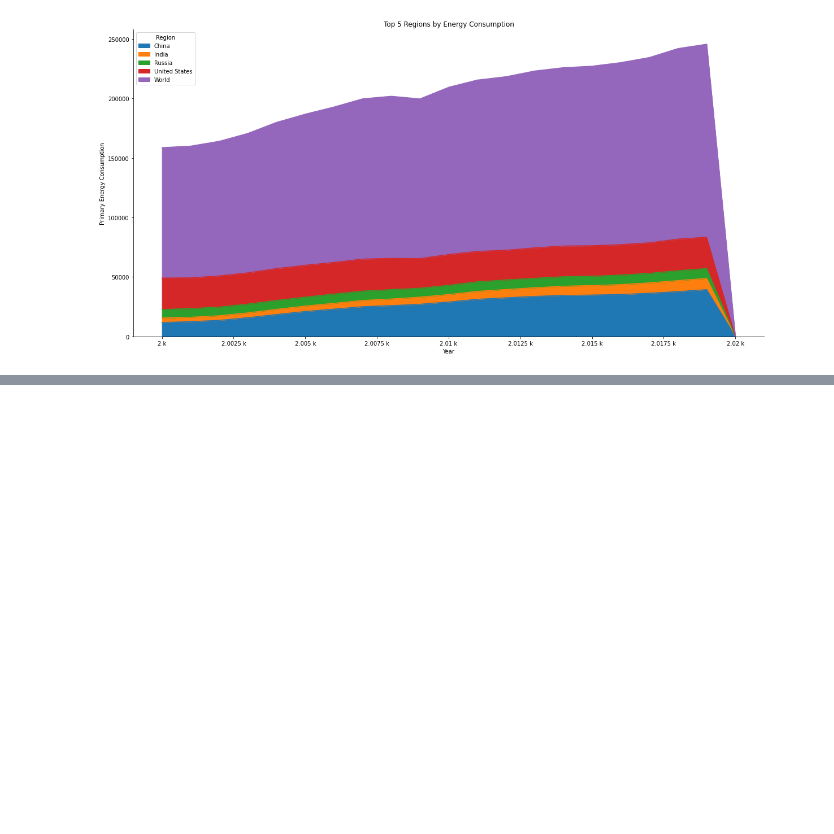
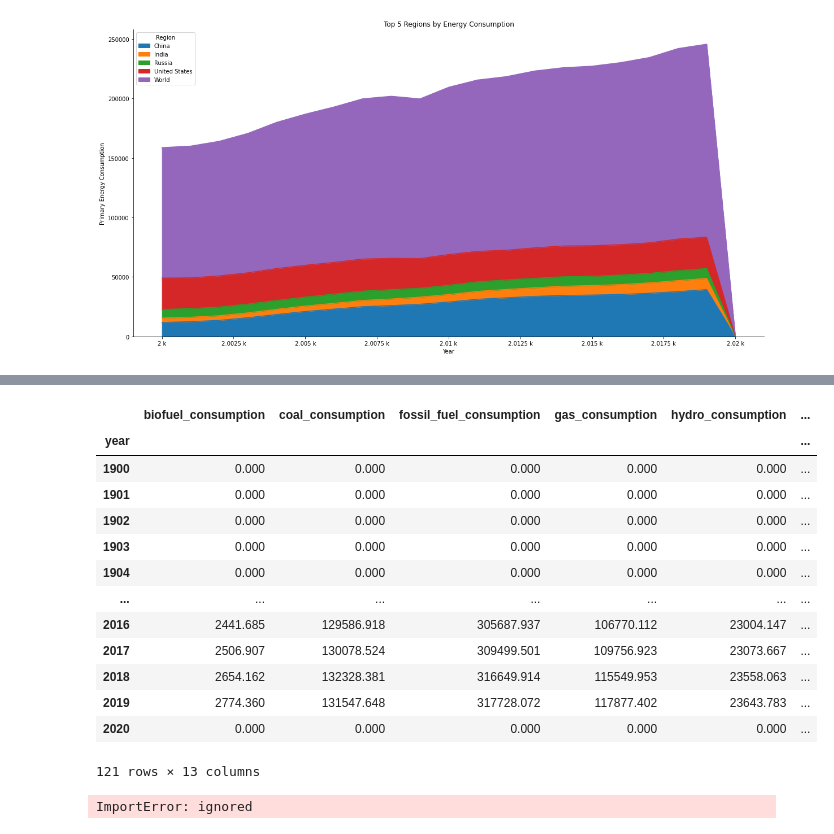
Before and after one commit to amycelliott/DMP_LP_2022, a Jupyter notebook: DMP_Learning_Program__2022_Oct.ipynb, the cells around one changed output, grey strips where cells are left out. Drawn from its saved outputs; the diff is of its cells as text; code cells hidden in the pictures; blank space fills up the shorter version.

```diff
--- a/DMP_Learning_Program__2022_Oct.ipynb
+++ b/DMP_Learning_Program__2022_Oct.ipynb
@@ -483,0 +470,3 @@ pivot[top_countries.sort_index().index]
+# %%
+Energy_consumption_by_year = df_all_data.loc[:,df_all_data.columns.str.contains('year|consumption')]
+Energy_consumption_by_year.dtypes
@@ -483,0 +489,26 @@ pivot[top_countries.sort_index().index]
+# %%
+Energy_consumption_by_year = Energy_consumption_by_year.groupby('year').sum()
+
+
+display(Energy_consumption_by_year)
+# %% [output]
+|  | biofuel_consumption | coal_consumption | fossil_fuel_consumption | gas_consumption | hydro_consumption | ... |
+| year |  |  |  |  |  | ... |
+| 1900 | 0.000 | 0.000 | 0.000 | 0.000 | 0.000 | ... |
+| 1901 | 0.000 | 0.000 | 0.000 | 0.000 | 0.000 | ... |
+| 1902 | 0.000 | 0.000 | 0.000 | 0.000 | 0.000 | ... |
+| 1903 | 0.000 | 0.000 | 0.000 | 0.000 | 0.000 | ... |
+| 1904 | 0.000 | 0.000 | 0.000 | 0.000 | 0.000 | ... |
+| ... | ... | ... | ... | ... | ... | ... |
+| 2016 | 2441.685 | 129586.918 | 305687.937 | 106770.112 | 23004.147 | ... |
+| 2017 | 2506.907 | 130078.524 | 309499.501 | 109756.923 | 23073.667 | ... |
+| 2018 | 2654.162 | 132328.381 | 316649.914 | 115549.953 | 23558.063 | ... |
+| 2019 | 2774.360 | 131547.648 | 317728.072 | 117877.402 | 23643.783 | ... |
+| 2020 | 0.000 | 0.000 | 0.000 | 0.000 | 0.000 | ... |
+121 rows × 13 columns
+# %%
+# Export a Pandas Dataframe to CSV
+# Relative File Path
+Energy_consumption_by_year.to_csv('Energy_consumption_by_year.csv')
+# %% [output]
+ImportError: ignored
```
Also changed, not shown: parts of 8 cells of this notebook.
